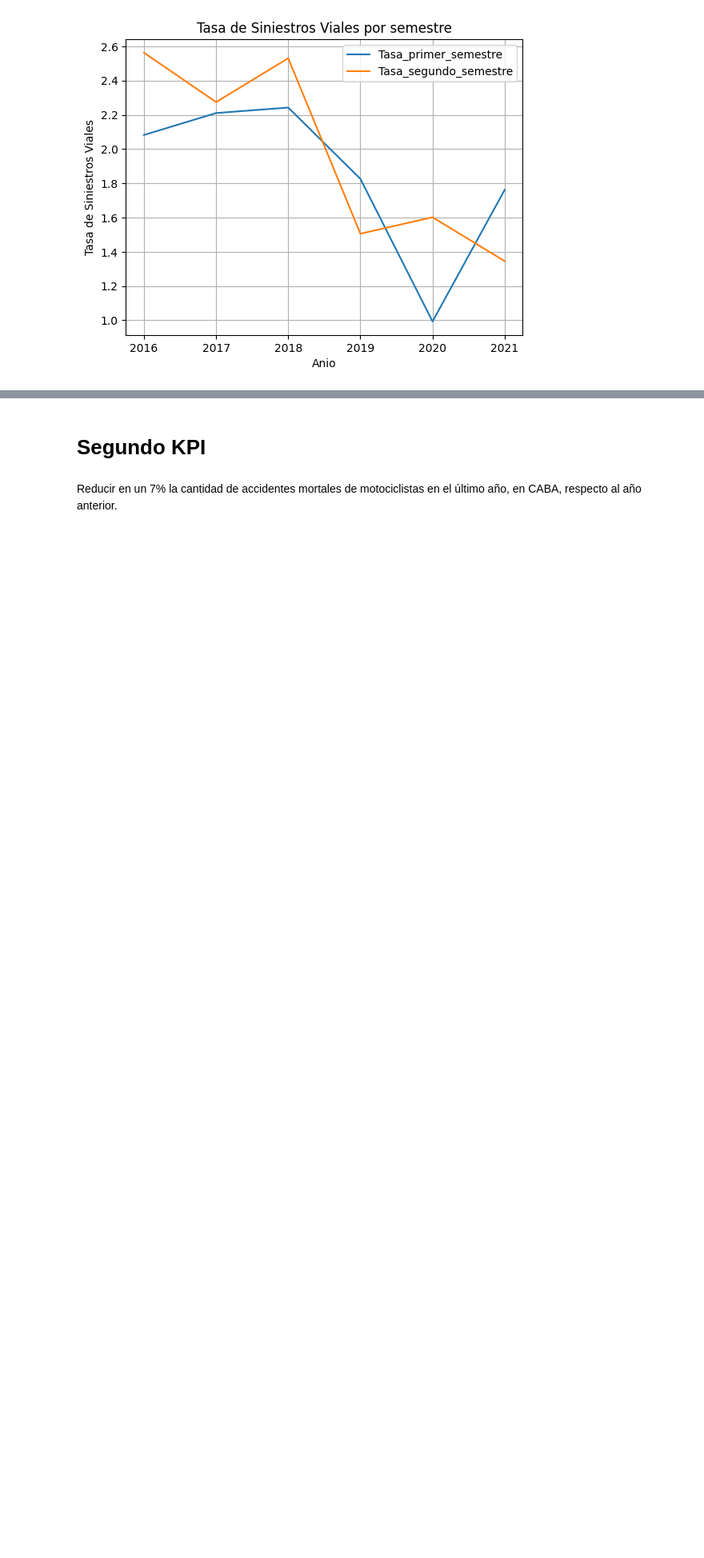
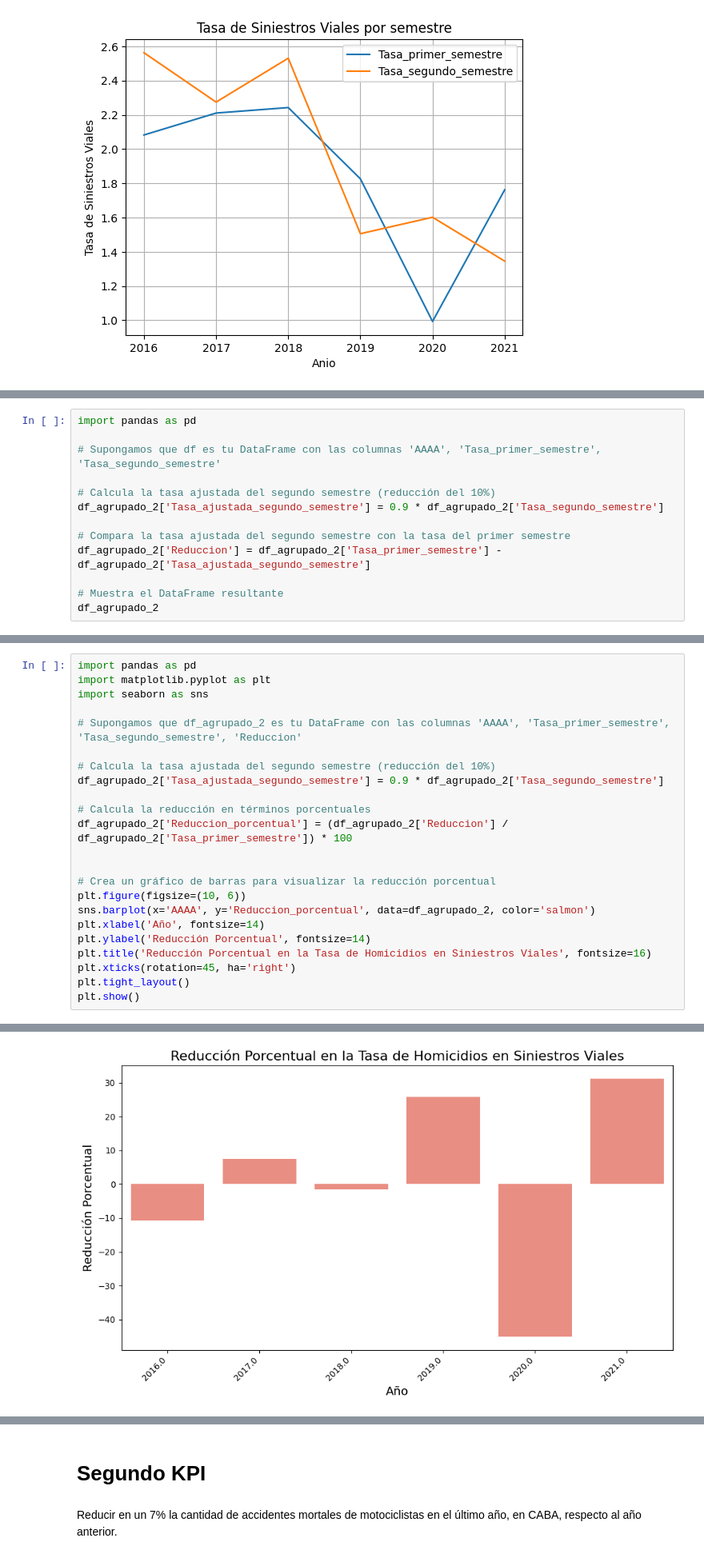
Before and after one commit to felipe97rg/PI02_DA, a Jupyter notebook: KPIS.ipynb, the cells around one changed output, grey strips where cells are left out. Shown: that part at 80% size. Cells and saved outputs as stored; diff of their text form; blank space fills up the shorter version.

```diff
--- a/KPIS.ipynb
+++ b/KPIS.ipynb
@@ -118,0 +105,13 @@ Se cumple el objetivo debido a que se redujo un  23.636363636363637 % la tasa de
+# %%
+import pandas as pd
+
+# Supongamos que df es tu DataFrame con las columnas 'AAAA', 'Tasa_primer_semestre', 'Tasa_segundo_semestre'
+
+# Calcula la tasa ajustada del segundo semestre (reducción del 10%)
+df_agrupado_2['Tasa_ajustada_segundo_semestre'] = 0.9 * df_agrupado_2['Tasa_segundo_semestre']
+
+# Compara la tasa ajustada del segundo semestre con la tasa del primer semestre
+df_agrupado_2['Reduccion'] = df_agrupado_2['Tasa_primer_semestre'] - df_agrupado_2['Tasa_ajustada_segundo_semestre']
+
+# Muestra el DataFrame resultante
+df_agrupado_2
@@ -118,0 +126,24 @@ Se cumple el objetivo debido a que se redujo un  23.636363636363637 % la tasa de
+# %%
+import pandas as pd
+import matplotlib.pyplot as plt
+import seaborn as sns
+
+# Supongamos que df_agrupado_2 es tu DataFrame con las columnas 'AAAA', 'Tasa_primer_semestre', 'Tasa_segundo_semestre', 'Reduccion'
+
+# Calcula la tasa ajustada del segundo semestre (reducción del 10%)
+df_agrupado_2['Tasa_ajustada_segundo_semestre'] = 0.9 * df_agrupado_2['Tasa_segundo_semestre']
+
+# Calcula la reducción en términos porcentuales
+df_agrupado_2['Reduccion_porcentual'] = (df_agrupado_2['Reduccion'] / df_agrupado_2['Tasa_primer_semestre']) * 100
+
+
+# Crea un gráfico de barras para visualizar la reducción porcentual
+plt.figure(figsize=(10, 6))
+sns.barplot(x='AAAA', y='Reduccion_porcentual', data=df_agrupado_2, color='salmon')
+plt.xlabel('Año', fontsize=14)
+plt.ylabel('Reducción Porcentual', fontsize=14)
+plt.title('Reducción Porcentual en la Tasa de Homicidios en Siniestros Viales', fontsize=16)
+plt.xticks(rotation=45, ha='right')
+plt.tight_layout()
+plt.show()
+# %% [output]
@@ -118,0 +167 @@ Se cumple el objetivo debido a que se redujo un  23.636363636363637 % la tasa de
+[figure, added]
```
Also changed, not shown: parts of 6 cells of this notebook.
